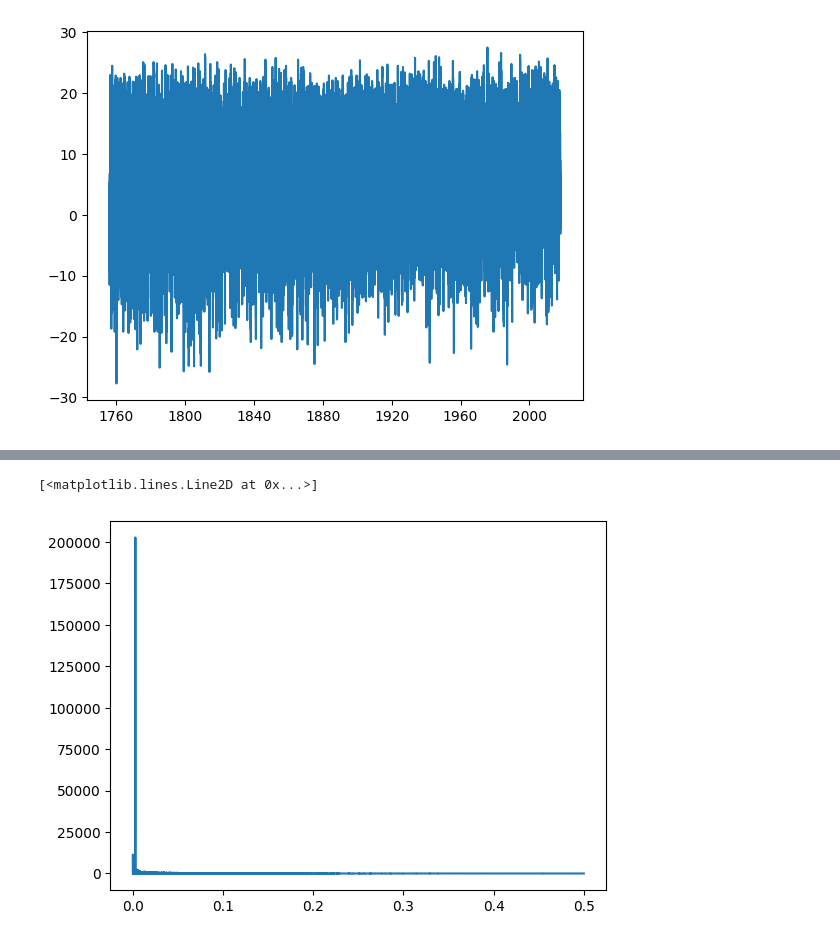
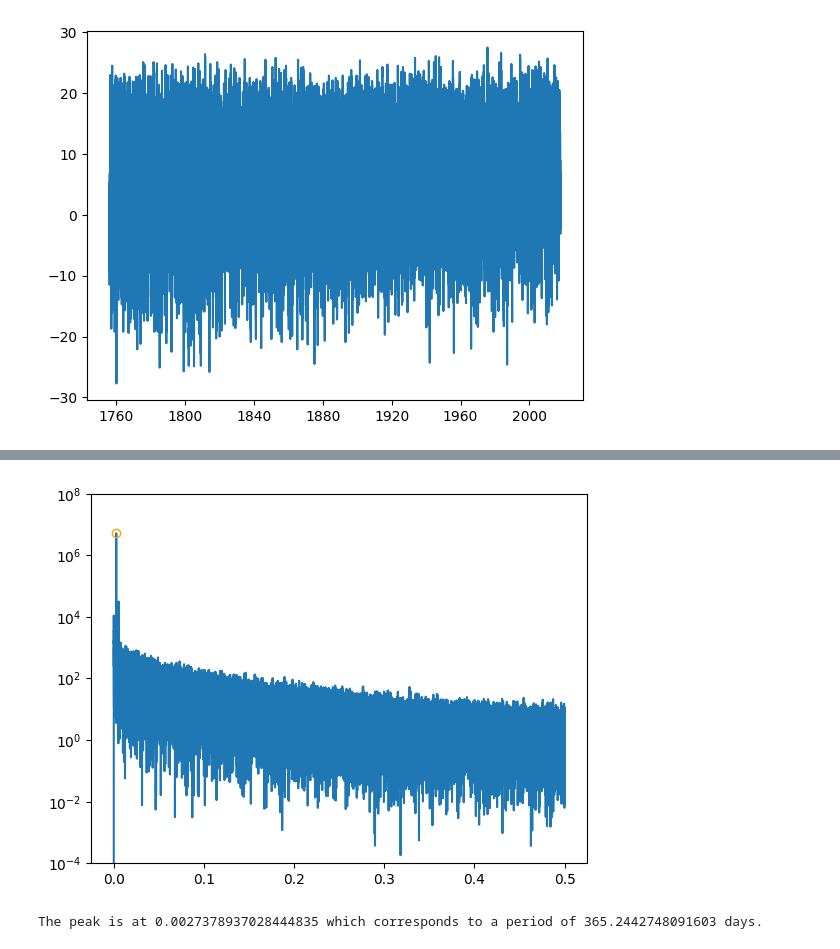
Before and after one commit to XindiLiu/TS_Project, a Jupyter notebook: partA.ipynb, the cells around one changed output, grey strips where cells are left out. Saved outputs shown, nothing was run; the diff lists cells and outputs as text; code cells hidden in the pictures.

```diff
--- a/partA.ipynb
+++ b/partA.ipynb
@@ -75,6 +44,14 @@ plt.show()
-# %%
-f, px =periodogram(data["Temperature"]-seas_decompose.seasonal)
-plt.plot(f,px)
-# %% [output]
-[<matplotlib.lines.Line2D at 0x...>]
-[figure, removed]
+# %%
+
+f, px =periodogram(data["Temperature"])
+plt.plot(f,px)
+plt.yscale("log")
+plt.ylim([1E-4,1E8])
+max_p=np.max(px)
+max_f=f[np.argmax(px)]
+plt.plot(max_f,max_p,'o',markerfacecolor='none',markeredgecolor='orange')
+plt.show()
+print("The peak is at",max_f,"which corresponds to a period of",1/max_f,"days.")
+# %% [output]
+[figure, added]
+The peak is at 0.0027378937028444835 which corresponds to a period of 365.2442748091603 days.
```
Also changed, not shown: parts of 16 cells of this notebook.
